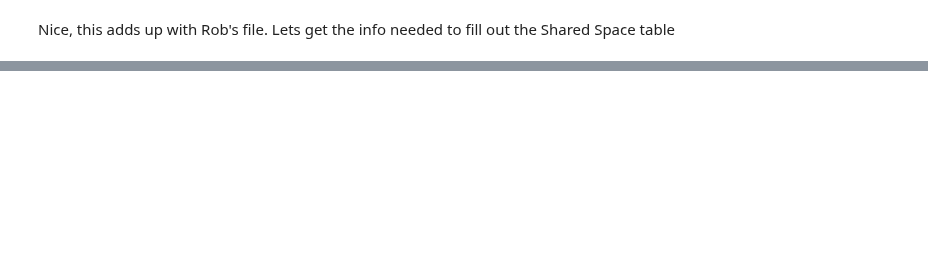
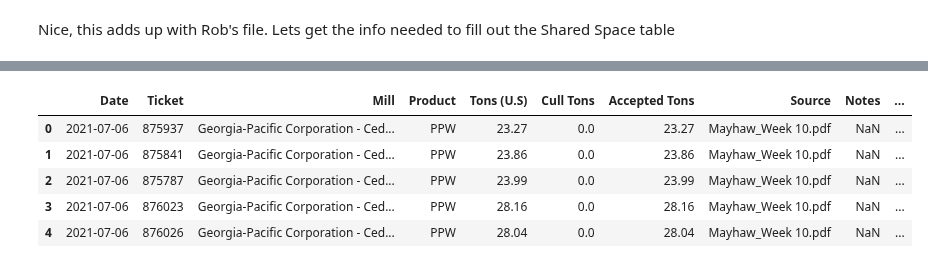
Before and after one commit to BilyBrown/sqlite3-tutorial, a Jupyter notebook: create_wrr_tables_00.ipynb, the cells around one changed output, grey strips where cells are left out. Drawn from its saved outputs; the diff is of its cells as text; code cells hidden in the pictures; blank space fills up the shorter version.

```diff
--- a/create_wrr_tables_00.ipynb
+++ b/create_wrr_tables_00.ipynb
@@ -376,0 +382,14 @@ for id in harvest_old_ticketid:
+# %%
+# Game plan is to get the old uniqueid -> ticketid connection and then find the new ticketid.
+# Then replace all ticketids in the mill df to the new using a map
+
+wrr_df_uid_tid = wrr_df[['UniqueID', 'TicketID']].copy()
+wrr_df_uid_tid = pd.merge(wrr_df_uid_tid, ticketid_table, on='UniqueID', how="left")
+# %%
+wrr_df_uid_tid[wrr_df_uid_tid['TicketID_y'].str.contains('X')]
+wrr_df_tids = wrr_df_uid_tid[['TicketID_x', 'TicketID_y']].copy()
+# %%
+wrr_df_tids.drop_duplicates(inplace=True)
+wrr_tid_mapper = dict(zip(wrr_df_tids['TicketID_x'], wrr_df_tids['TicketID_y']))
+# %%
+mill_df['new_ticketid'] = mill_df['TicketID'].map(wrr_tid_mapper)
@@ -433,0 +495,9 @@ goober_keepers.groupby('TicketID')['final_expected'].first().sum()
+# %%
+mill_df.head() # make sure to use the correct ticketid long term
+# %% [output]
+|  | Date | Ticket | Mill | Product | Tons (U.S) | Cull Tons | Accepted Tons | Source | Notes | ... |
+| 0 | 2021-07-06 | 875937 | Georgia-Pacific Corporation - Ced... | PPW | 23.27 | 0.0 | 23.27 | Mayhaw_Week 10.pdf | NaN | ... |
+| 1 | 2021-07-06 | 875841 | Georgia-Pacific Corporation - Ced... | PPW | 23.86 | 0.0 | 23.86 | Mayhaw_Week 10.pdf | NaN | ... |
+| 2 | 2021-07-06 | 875787 | Georgia-Pacific Corporation - Ced... | PPW | 23.99 | 0.0 | 23.99 | Mayhaw_Week 10.pdf | NaN | ... |
+| 3 | 2021-07-06 | 876023 | Georgia-Pacific Corporation - Ced... | PPW | 28.16 | 0.0 | 28.16 | Mayhaw_Week 10.pdf | NaN | ... |
+| 4 | 2021-07-06 | 876026 | Georgia-Pacific Corporation - Ced... | PPW | 28.04 | 0.0 | 28.04 | Mayhaw_Week 10.pdf | NaN | ... |
```
Also changed, not shown: parts of 28 cells of this notebook.
